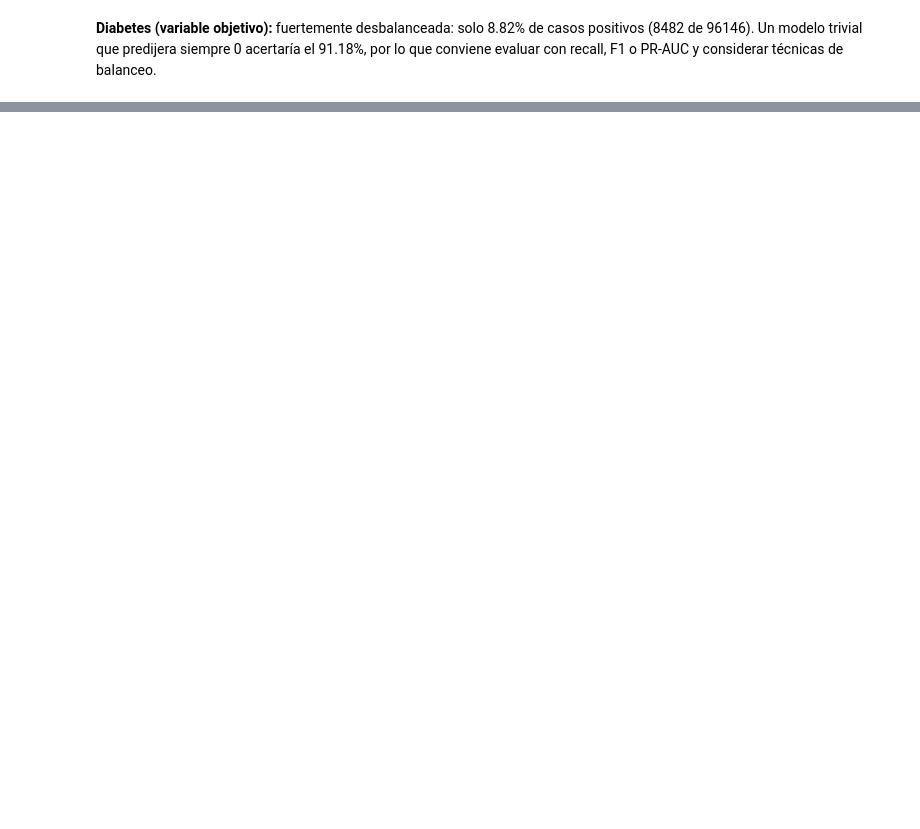
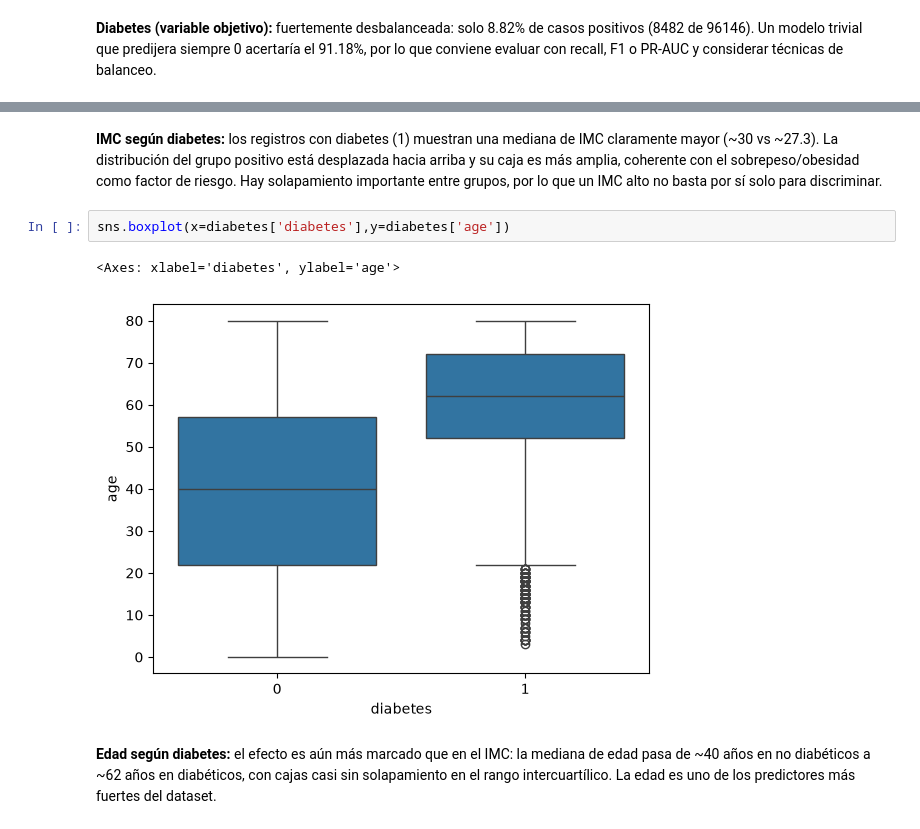
Before and after one commit to JulyAnAr88/mg-datos, a Jupyter notebook: automatizacion-test/proyecto-aprendizaje-automatico.ipynb, the cells around one changed output, grey strips where cells are left out. Drawn from its saved outputs; the diff is of its cells as text; blank space fills up the shorter version.

```diff
--- a/automatizacion-test/proyecto-aprendizaje-automatico.ipynb
+++ b/automatizacion-test/proyecto-aprendizaje-automatico.ipynb
@@ -256,0 +262,9 @@ plt.show()
+# %% [markdown]
+**IMC según diabetes:** los registros con diabetes (1) muestran una mediana de IMC claramente mayor (~30 vs ~27.3). La distribución del grupo positivo está desplazada hacia arriba y su caja es más amplia, coherente con el sobrepeso/obesidad como factor de riesgo. Hay solapamiento importante entre grupos, por lo que un IMC alto no basta por sí solo para discriminar.
+# %%
+sns.boxplot(x=diabetes['diabetes'],y=diabetes['age'])
+# %% [output]
+<Axes: xlabel='diabetes', ylabel='age'>
+[figure, added]
+# %% [markdown]
+**Edad según diabetes:** el efecto es aún más marcado que en el IMC: la mediana de edad pasa de ~40 años en no diabéticos a ~62 años en diabéticos, con cajas casi sin solapamiento en el rango intercuartílico. La edad es uno de los predictores más fuertes del dataset.
```
Also changed, not shown: parts of 9 cells of this notebook.
